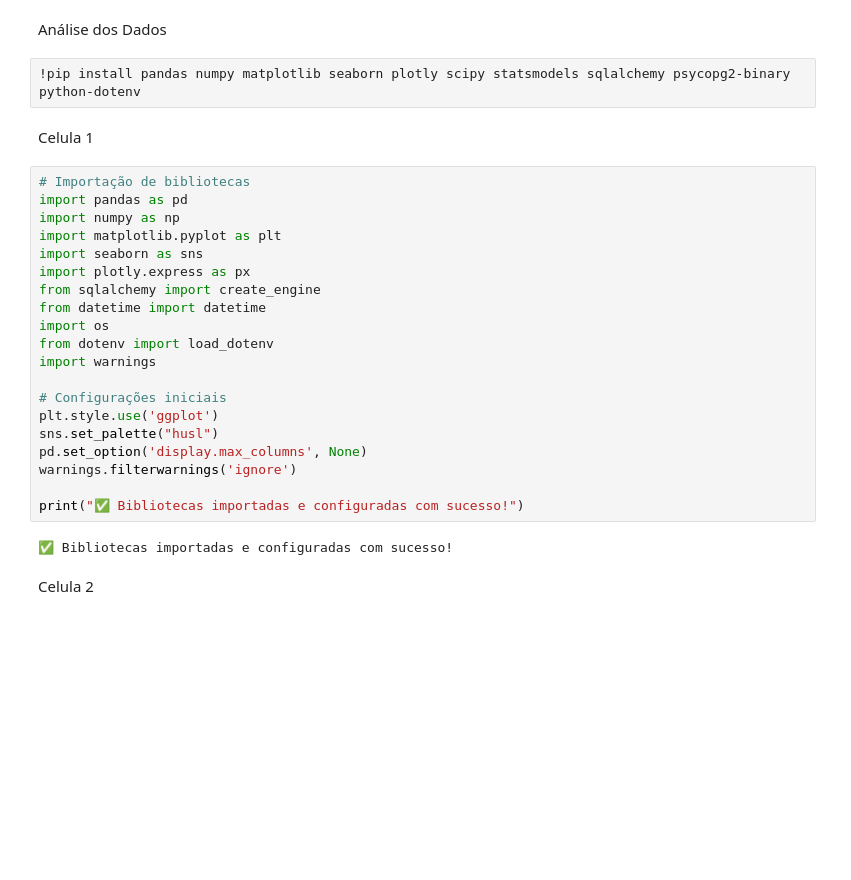
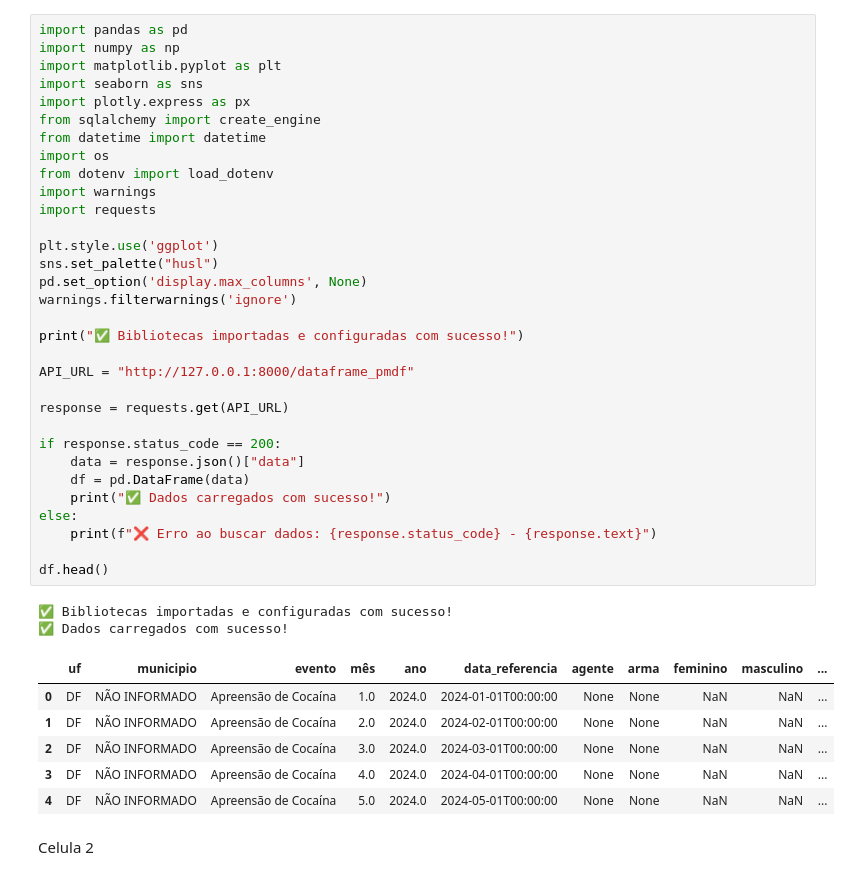
Before and after one commit to Guilherme-Alvees/pmdf-analytcs, a Jupyter notebook: analytcs.ipynb, the cells around one changed output. Drawn from its saved outputs; the diff is of its cells as text; blank space fills up the shorter version.

```diff
--- a/analytcs.ipynb
+++ b/analytcs.ipynb
@@ -1,31 +1,44 @@
-# %% [markdown]
-Análise dos Dados
-# %%
-!pip install pandas numpy matplotlib seaborn plotly scipy statsmodels sqlalchemy psycopg2-binary python-dotenv
-# %% [markdown]
-Celula 1
 # %%
-# Importação de bibliotecas
 import pandas as pd
 import numpy as np
 import matplotlib.pyplot as plt
 import seaborn as sns
 import plotly.express as px
 from sqlalchemy import create_engine
 from datetime import datetime
 import os
 from dotenv import load_dotenv
 import warnings
+import requests
 
-# Configurações iniciais
 plt.style.use('ggplot')
 sns.set_palette("husl")
 pd.set_option('display.max_columns', None)
 warnings.filterwarnings('ignore')
 
 print("✅ Bibliotecas importadas e configuradas com sucesso!")
+
+API_URL = "http://127.0.0.1:8000/dataframe_pmdf"
+
+response = requests.get(API_URL)
+
+if response.status_code == 200:
+    data = response.json()["data"]
+    df = pd.DataFrame(data)
+    print("✅ Dados carregados com sucesso!")
+else:
+    print(f"❌ Erro ao buscar dados: {response.status_code} - {response.text}")
+
+df.head()
 # %% [output]
 ✅ Bibliotecas importadas e configuradas com sucesso!
+✅ Dados carregados com sucesso!
+|  | uf | municipio | evento | mês | ano | data_referencia | agente | arma | feminino | masculino | ... |
+| 0 | DF | NÃO INFORMADO | Apreensão de Cocaína | 1.0 | 2024.0 | 2024-01-01T00:00:00 | None | None | NaN | NaN | ... |
+| 1 | DF | NÃO INFORMADO | Apreensão de Cocaína | 2.0 | 2024.0 | 2024-02-01T00:00:00 | None | None | NaN | NaN | ... |
+| 2 | DF | NÃO INFORMADO | Apreensão de Cocaína | 3.0 | 2024.0 | 2024-03-01T00:00:00 | None | None | NaN | NaN | ... |
+| 3 | DF | NÃO INFORMADO | Apreensão de Cocaína | 4.0 | 2024.0 | 2024-04-01T00:00:00 | None | None | NaN | NaN | ... |
+| 4 | DF | NÃO INFORMADO | Apreensão de Cocaína | 5.0 | 2024.0 | 2024-05-01T00:00:00 | None | None | NaN | NaN | ... |
 # %% [markdown]
 Celula 2
 # %%
```
Also changed, not shown: parts of 2 cells of this notebook, 6 other files.
